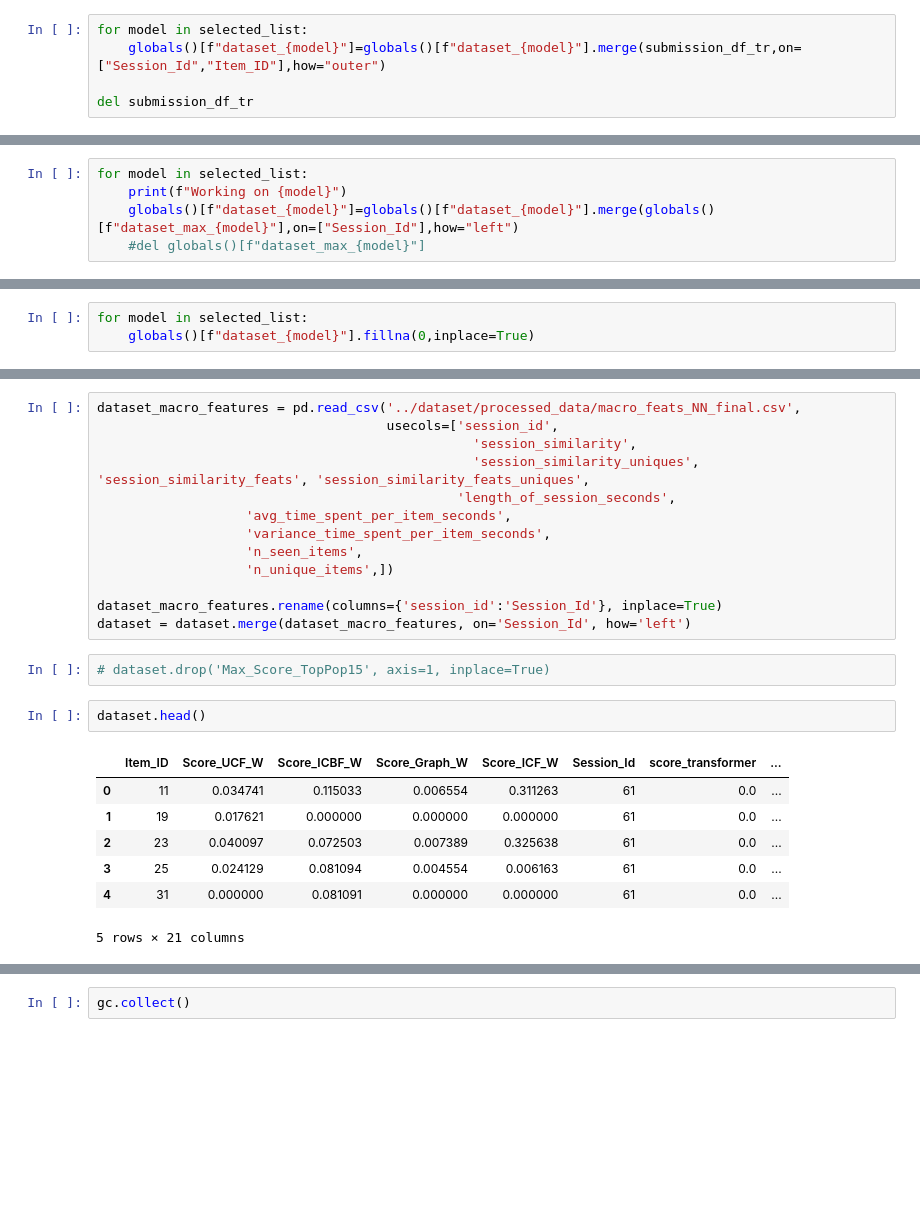
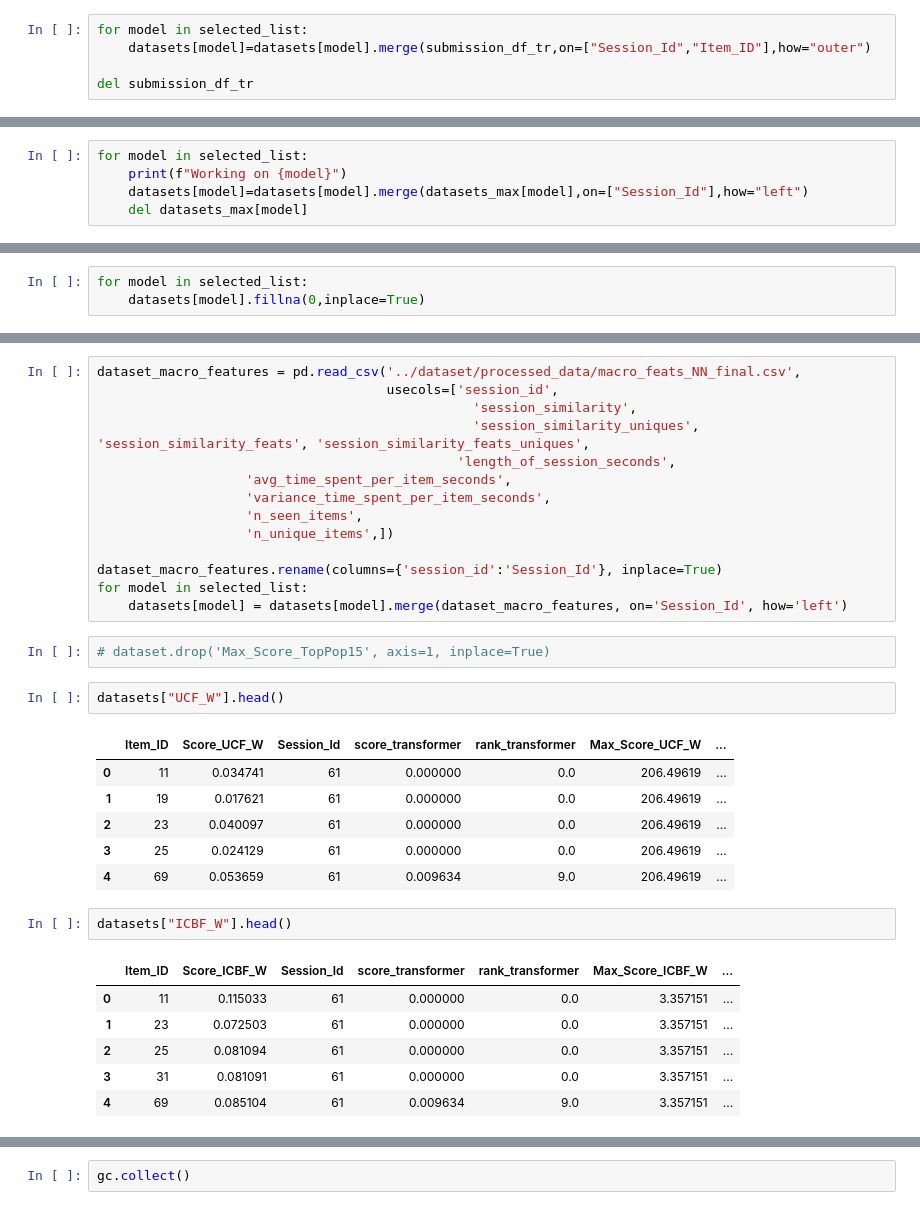
Before and after one commit to stavco9/rs-final-project, a Jupyter notebook: recsys2022/Final_submission/3-dressipi-lgbmranker-final_k_split_models.ipynb, the cells around one changed output, grey strips where cells are left out. Drawn from its saved outputs; the diff is of its cells as text; blank space fills up the shorter version.

```diff
--- a/recsys2022/Final_submission/3-dressipi-lgbmranker-final_k_split_models.ipynb
+++ b/recsys2022/Final_submission/3-dressipi-lgbmranker-final_k_split_models.ipynb
@@ -107,6 +110,6 @@ submission_df_tr[["session_id","code","rank"]]=submission_df_tr[["session_id","c
 submission_df_tr.rename(columns={"code":"Item_ID","session_id":"Session_Id","rank":"rank_transformer","score":"score_transformer"},inplace=True)
 # %%
 for model in selected_list:
-    globals()[f"dataset_{model}"]=globals()[f"dataset_{model}"].merge(submission_df_tr,on=["Session_Id","Item_ID"],how="outer")
+    datasets[model]=datasets[model].merge(submission_df_tr,on=["Session_Id","Item_ID"],how="outer")
 
 del submission_df_tr
@@ -113,7 +140,7 @@ del submission_df_tr
 # %%
 for model in selected_list:
     print(f"Working on {model}")
-    globals()[f"dataset_{model}"]=globals()[f"dataset_{model}"].merge(globals()[f"dataset_max_{model}"],on=["Session_Id"],how="left")
-    #del globals()[f"dataset_max_{model}"]
+    datasets[model]=datasets[model].merge(datasets_max[model],on=["Session_Id"],how="left")
+    del datasets_max[model]
 # %% [output]
 Working on UCF_W
@@ -120,6 +150,6 @@ Working on UCF_W
 # %%
 for model in selected_list:
-    globals()[f"dataset_{model}"].fillna(0,inplace=True)
+    datasets[model].fillna(0,inplace=True)
 # %%
 gc.collect()
 # %% [output]
@@ -136,16 +166,25 @@ dataset_macro_features = pd.read_csv('../dataset/processed_data/macro_feats_NN_f
                    'n_unique_items',])
 
 dataset_macro_features.rename(columns={'session_id':'Session_Id'}, inplace=True)
-dataset = dataset.merge(dataset_macro_features, on='Session_Id', how='left')
+for model in selected_list:
+    datasets[model] = datasets[model].merge(dataset_macro_features, on='Session_Id', how='left')
 # %%
 # dataset.drop('Max_Score_TopPop15', axis=1, inplace=True)
 # %%
-dataset.head()
+datasets["UCF_W"].head()
 # %% [output]
-|  | Item_ID | Score_UCF_W | Score_ICBF_W | Score_Graph_W | Score_ICF_W | Session_Id | score_transformer | ... |
-| 0 | 11 | 0.034741 | 0.115033 | 0.006554 | 0.311263 | 61 | 0.0 | ... |
-| 1 | 19 | 0.017621 | 0.000000 | 0.000000 | 0.000000 | 61 | 0.0 | ... |
-| 2 | 23 | 0.040097 | 0.072503 | 0.007389 | 0.325638 | 61 | 0.0 | ... |
-| 3 | 25 | 0.024129 | 0.081094 | 0.004554 | 0.006163 | 61 | 0.0 | ... |
-| 4 | 31 | 0.000000 | 0.081091 | 0.000000 | 0.000000 | 61 | 0.0 | ... |
+|  | Item_ID | Score_UCF_W | Session_Id | score_transformer | rank_transformer | Max_Score_UCF_W | ... |
+| 0 | 11 | 0.034741 | 61 | 0.000000 | 0.0 | 206.49619 | ... |
+| 1 | 19 | 0.017621 | 61 | 0.000000 | 0.0 | 206.49619 | ... |
+| 2 | 23 | 0.040097 | 61 | 0.000000 | 0.0 | 206.49619 | ... |
+| 3 | 25 | 0.024129 | 61 | 0.000000 | 0.0 | 206.49619 | ... |
+| 4 | 69 | 0.053659 | 61 | 0.009634 | 9.0 | 206.49619 | ... |
-5 rows × 21 columns
+# %%
+datasets["ICBF_W"].head()
+# %% [output]
+|  | Item_ID | Score_ICBF_W | Session_Id | score_transformer | rank_transformer | Max_Score_ICBF_W | ... |
+| 0 | 11 | 0.115033 | 61 | 0.000000 | 0.0 | 3.357151 | ... |
+| 1 | 23 | 0.072503 | 61 | 0.000000 | 0.0 | 3.357151 | ... |
+| 2 | 25 | 0.081094 | 61 | 0.000000 | 0.0 | 3.357151 | ... |
+| 3 | 31 | 0.081091 | 61 | 0.000000 | 0.0 | 3.357151 | ... |
+| 4 | 69 | 0.085104 | 61 | 0.009634 | 9.0 | 3.357151 | ... |
```
Also changed, not shown: parts of 64 cells of this notebook, 4 other files.
